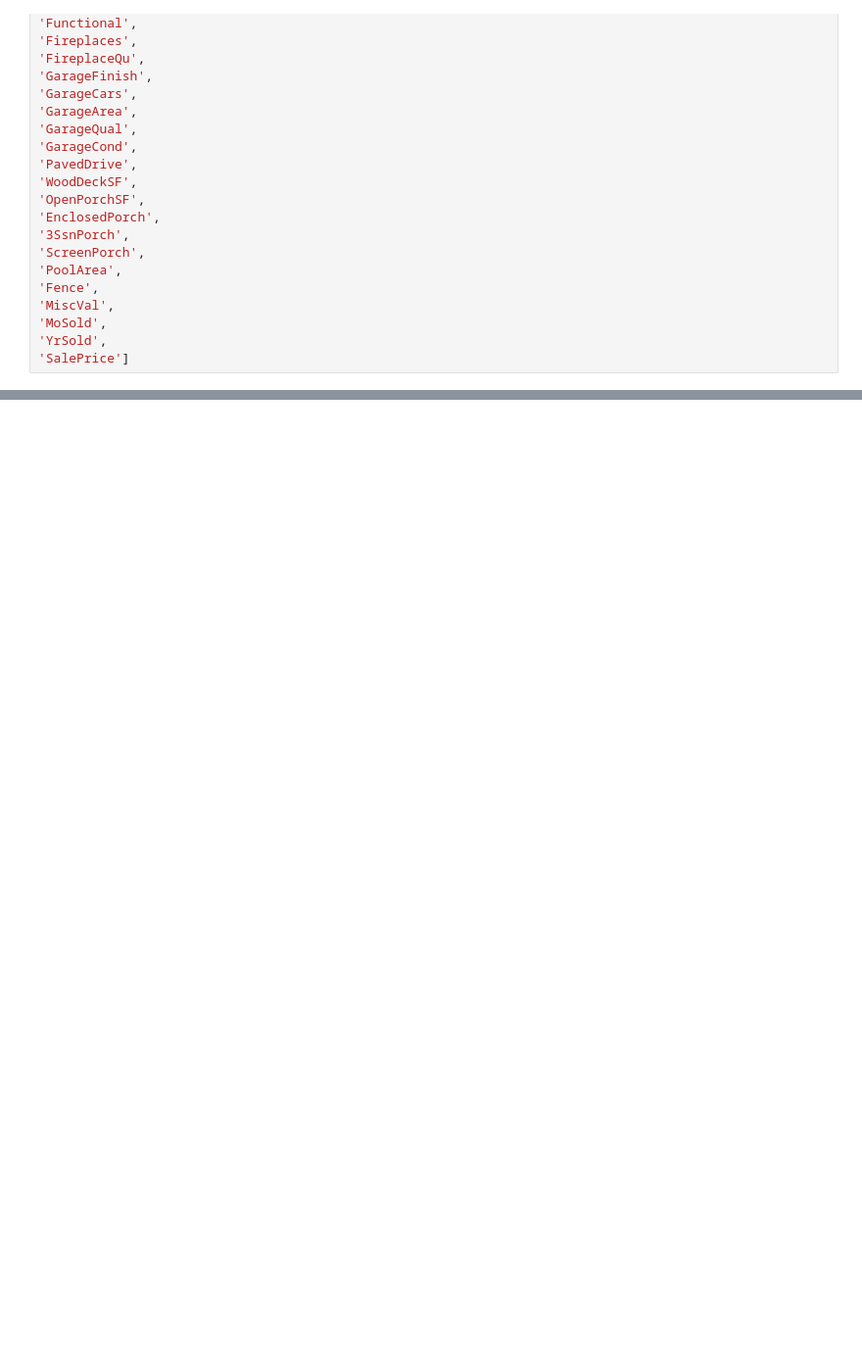
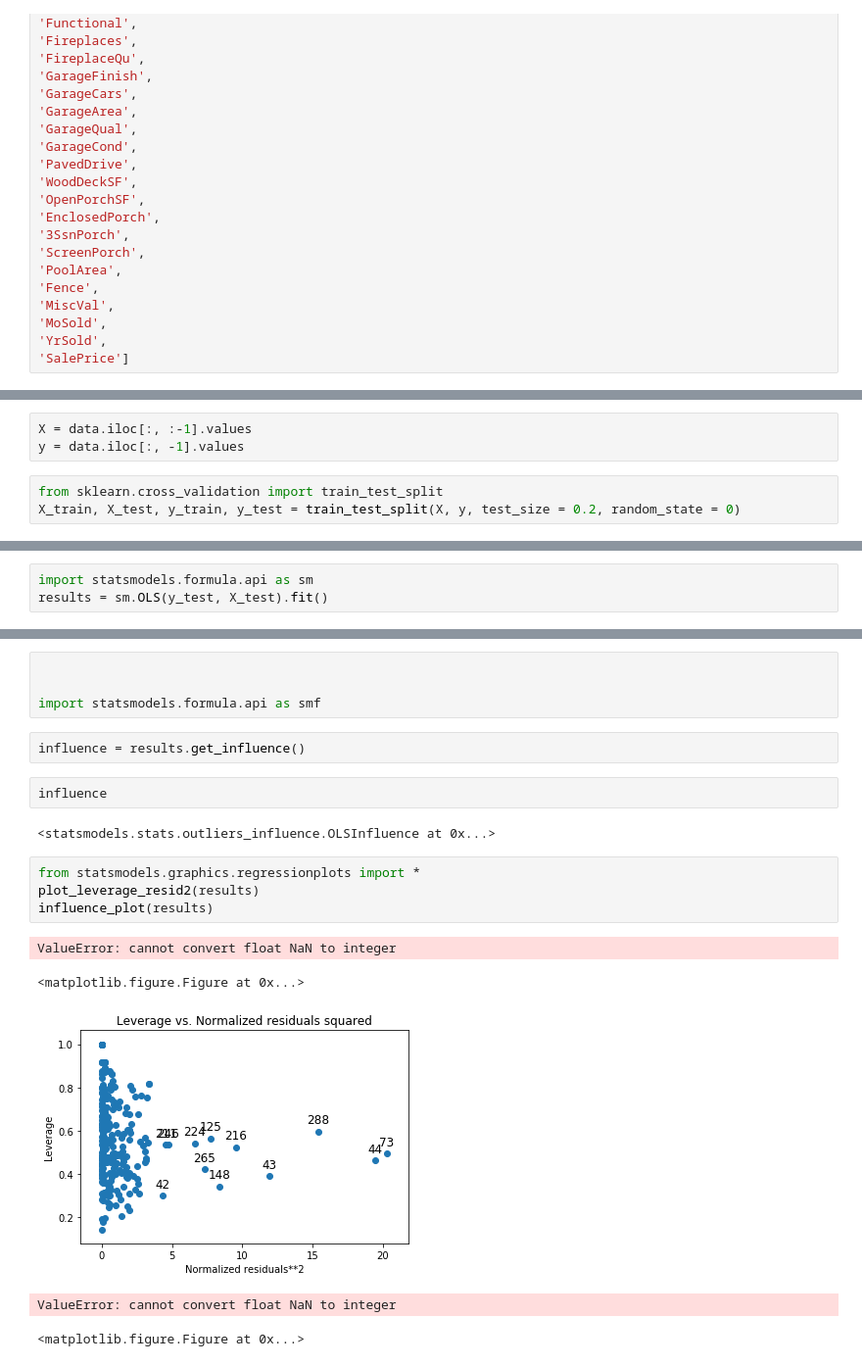
Before and after one commit to bgelly/Machine_Learning_Project_3, a Jupyter notebook: house-prices-advanced-regression-techniques/Bennett_Notebook.ipynb, the cells around one changed output, grey strips where cells are left out. Shown at 98% size. Saved outputs shown, nothing was run; the diff lists cells and outputs as text; blank space fills up the shorter version.

Commit message:
updated data in cleaning notebook

```diff
--- a/house-prices-advanced-regression-techniques/Bennett_Notebook.ipynb
+++ b/house-prices-advanced-regression-techniques/Bennett_Notebook.ipynb
@@ -89,0 +81,6 @@ nonDummies = ['LotFrontage',
+# %%
+X = data.iloc[:, :-1].values
+y = data.iloc[:, -1].values
+# %%
+from sklearn.cross_validation import train_test_split
+X_train, X_test, y_train, y_test = train_test_split(X, y, test_size = 0.2, random_state = 0)
@@ -89,0 +109,3 @@ nonDummies = ['LotFrontage',
+# %%
+import statsmodels.formula.api as sm
+results = sm.OLS(y_test, X_test).fit()
@@ -89,0 +165,20 @@ nonDummies = ['LotFrontage',
+# %%
+
+
+import statsmodels.formula.api as smf
+# %%
+influence = results.get_influence()
+# %%
+influence
+# %% [output]
+<statsmodels.stats.outliers_influence.OLSInfluence at 0x...>
+# %%
+from statsmodels.graphics.regressionplots import *
+plot_leverage_resid2(results)
+influence_plot(results)
+# %% [output]
+ValueError: cannot convert float NaN to integer
+<matplotlib.figure.Figure at 0x...>
+[figure, added]
+ValueError: cannot convert float NaN to integer
+<matplotlib.figure.Figure at 0x...>
```
Also changed, not shown: parts of 14 cells of this notebook, 4 other files.
